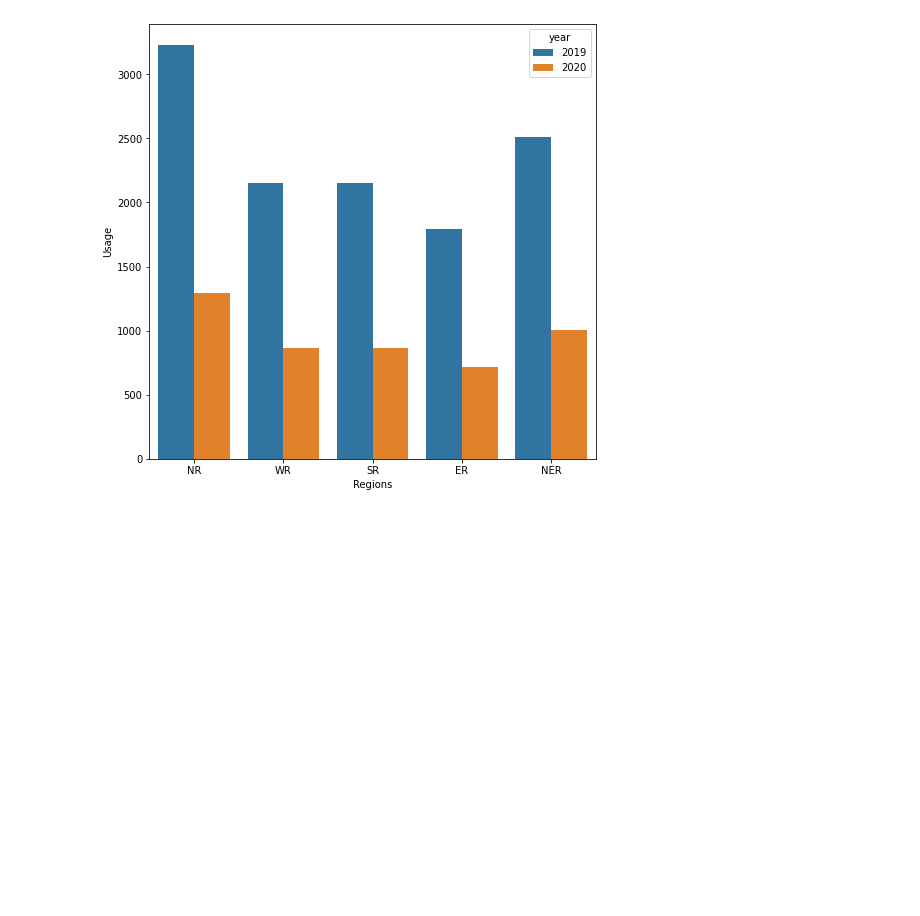
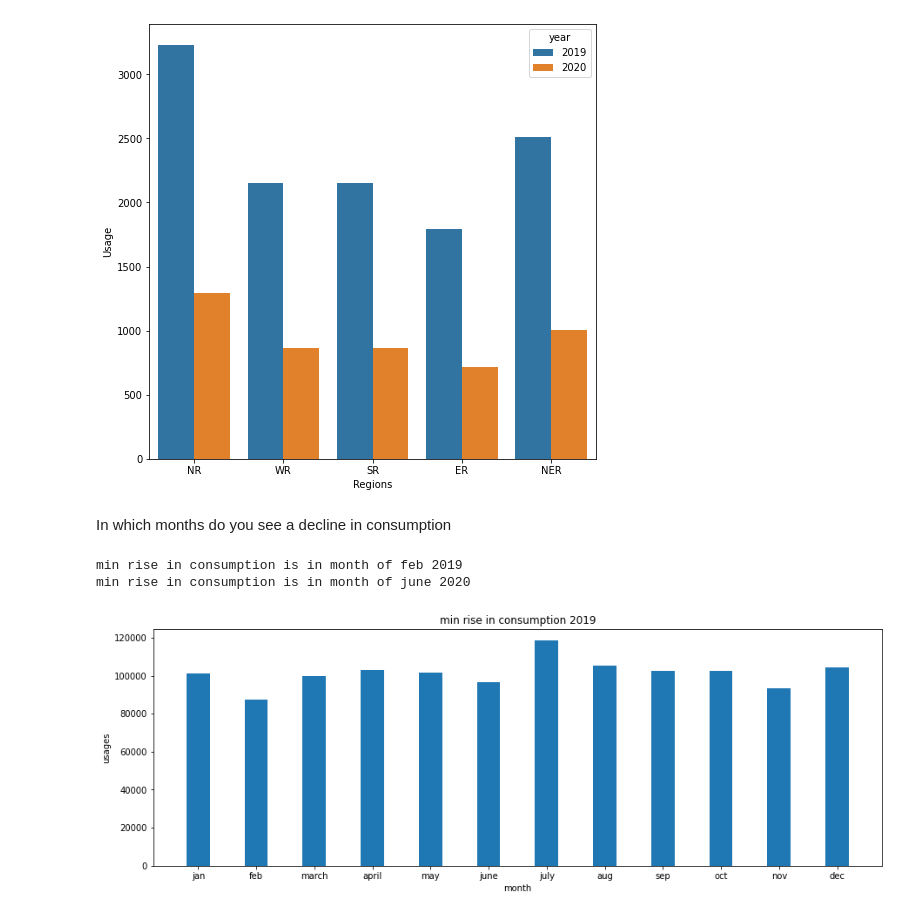
Before and after one commit to pratikshakirolkar/Final_Electricity_Proejct, a Jupyter notebook: Basic_Visualization.ipynb, the cells around one changed output. Cells and saved outputs as stored; diff of their text form; code cells hidden in the pictures; blank space fills up the shorter version.

Commit message:
Basic_Visualization

```diff
--- a/Basic_Visualization.ipynb
+++ b/Basic_Visualization.ipynb
@@ -464,3 +464,27 @@ left_bars = bars[:half]
 right_bars = bars[half:]
 # %% [output]
 [figure]
+# %% [markdown]
+In which months do you see a decline in consumption
+# %%
+a=min(list1)
+b=list1.index(a)
+c=month[b]
+X=min(list2)
+Y=list2.index(X)
+Z=month[Y]
+print(f"min rise in consumption is in month of {c} 2019")
+print(f"min rise in consumption is in month of {Z} 2020")
+# %% [output]
+min rise in consumption is in month of feb 2019
+min rise in consumption is in month of june 2020
+# %%
+plt.figure(figsize = (15, 5))
+plt.bar(month,list1,width = 0.4)
+
+plt.ylabel("usages")
+plt.xlabel("month")
+plt.title("min rise in consumption 2019")
+plt.show()
+# %% [output]
+[figure, added]
```
Also changed, not shown: parts of 19 cells of this notebook.
